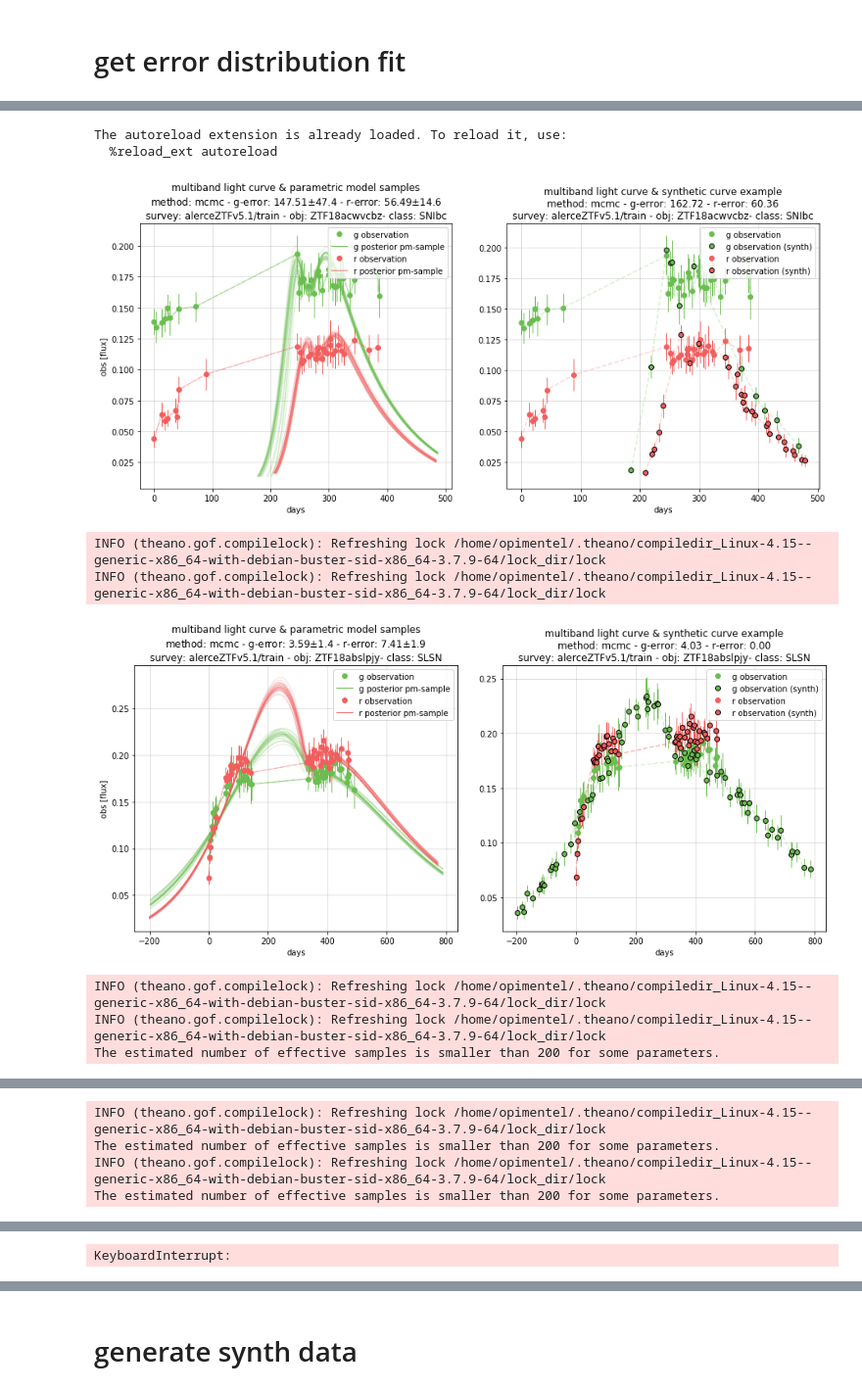
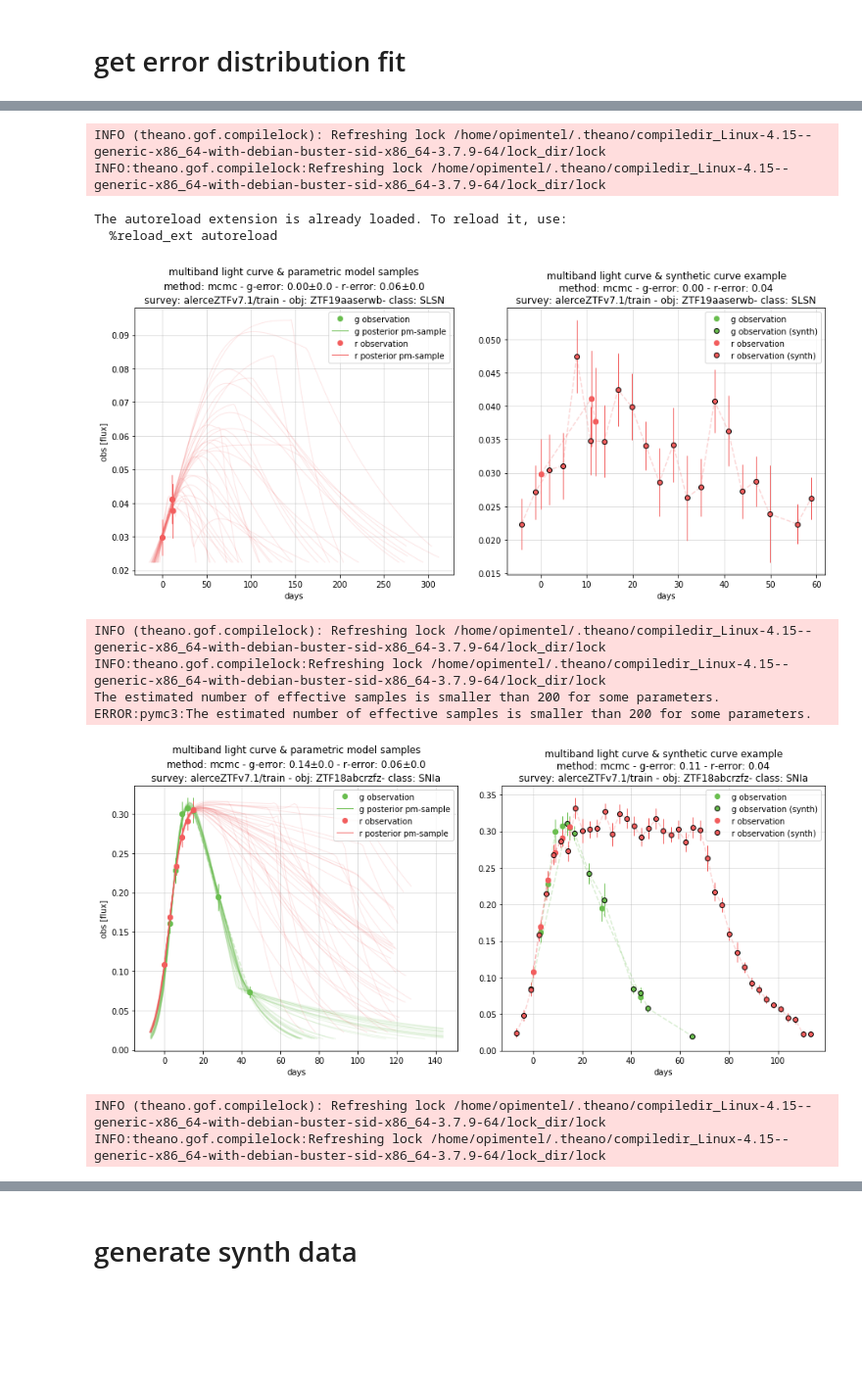
Before and after one commit to oscarpimentel/astro-lightcurves-handler, a Jupyter notebook: experiments/notebooks/create_parametric_model_dataset.ipynb, the cells around one changed output, grey strips where cells are left out. Shown at 98% size. Saved outputs shown, nothing was run; the diff lists cells and outputs as text; code cells hidden in the pictures; blank space fills up the shorter version.

Commit message:
pre-tesis2

```diff
--- a/experiments/notebooks/create_parametric_model_dataset.ipynb
+++ b/experiments/notebooks/create_parametric_model_dataset.ipynb
@@ -28,10 +30,8 @@ def load_lcdataset(filename):
     assert filename.split('.')[-1]==C_.EXT_SPLIT_LIGHTCURVE
     return load_pickle(filename)
 
-filedir = 'save/PLAsTiCCv1/survey-PLAsTiCCv1_bands-gr_mode-onlySN_kfid-0.slcd'
-filedir = 'save/alerceZTFv5.1/survey-alerceZTFv5.1_bands-gr_mode-onlySNe_kfid-0.slcd'
-#filedir = 'save/alerceZTFv5.1/survey-alerceZTFv5.1_bands-gr_mode-onlySNIa_kfid-0.slcd'
-#filedir = 'save/FakeSNe/survey-FakeSNe_bands-gr_classes-3_kfid-0.slcd'
+filedir = '/home/opimentel/tesis/astro-lightcurves-handler/save/alerceZTFv5.1/survey-alerceZTFv5.1_bands-gr_mode-onlySNe_kfid-0.slcd'
+filedir = '/home/opimentel/tesis/astro-lightcurves-handler/save/alerceZTFv7.1/survey-alerceZTFv7.1_bands-gr_mode-onlySNe_kfid-0.slcd'
 
 filedic = get_dict_from_filedir(filedir)
 root_folder = filedic['*rootdir*']
@@ -111,43 +98,51 @@ The autoreload extension is already loaded. To reload it, use:
 %autoreload 2
 from lchandler.synthetic.synthetic_dataset_generators import GEN_CDICT
 from lchandler.plots.lc import plot_synthetic_samples
 
 method = 'curve_fit'
 method = 'mcmc'
 set_name = 'train'
 new_bounds = 1
 save_rootdir = '/home/opimentel/tesis/astro-lightcurves-handler/save'
 save_rootdir = None
 synthetic_samples_per_curve = 32
 
 lcset = lcdataset[set_name]
 ignored_names = [
-    'ZTF18acwvcbz',
-    'ZTF18abslpjy',
-    'ZTF18acvvppd',
+    #'ZTF18acwvcbz',
+    #'ZTF18abslpjy',
+    #'ZTF18acvvppd',
 ]
 risky_names = [
-    'ZTF18aavjcpf',
+    'ZTF19aaserwb',
+    'ZTF18abcrzfz',
+    'ZTF18aayjyub',
+    'ZTF18adaslwa',
+    'ZTF18adbyxua',
+    'ZTF19aahsnmq',
 ]
 for lcobj_name in ignored_names+risky_names:
     #lcobj_name = lc_set.get_random_lcobj_name() # random
     lcobj = lcset[lcobj_name]
     band_names = lcset.band_names
     class_names = lcset.class_names
     sne_generator = GEN_CDICT[method](lcobj, class_names, band_names, obse_sampler_bdict, length_sampler_bdict, new_bounds=new_bounds)
     new_lcobjs, new_lcobjs_pm, fit_errors_bdict = sne_generator.sample_curves(synthetic_samples_per_curve)
     plot_kwargs = {
         'fit_errors_bdict':fit_errors_bdict,
         'save_rootdir':save_rootdir,
     }
     plot_synthetic_samples(lcdataset, set_name, method, lcobj_name, new_lcobjs, new_lcobjs_pm, **plot_kwargs)
 # %% [output]
-The autoreload extension is already loaded. To reload it, use:
-  %reload_ext autoreload
+INFO (theano.gof.compilelock): Refreshing lock /home/opimentel/.theano/compiledir_Linux-4.15--generic-x86_64-with-debian-buster-sid-x86_64-3.7.9-64/lock_dir/lock
+INFO:theano.gof.compilelock:Refreshing lock /home/opimentel/.theano/compiledir_Linux-4.15--generic-x86_64-with-debian-buster-sid-x86_64-3.7.9-64/lock_dir/lock
+The autoreload extension is already loaded. To reload it, use:
+  %reload_ext autoreload
-[figure, old version]
+[figure, new version]
-INFO (theano.gof.compilelock): Refreshing lock /home/opimentel/.theano/compiledir_Linux-4.15--generic-x86_64-with-debian-buster-sid-x86_64-3.7.9-64/lock_dir/lock
-INFO (theano.gof.compilelock): Refreshing lock /home/opimentel/.theano/compiledir_Linux-4.15--generic-x86_64-with-debian-buster-sid-x86_64-3.7.9-64/lock_dir/lock
+INFO (theano.gof.compilelock): Refreshing lock /home/opimentel/.theano/compiledir_Linux-4.15--generic-x86_64-with-debian-buster-sid-x86_64-3.7.9-64/lock_dir/lock
+INFO:theano.gof.compilelock:Refreshing lock /home/opimentel/.theano/compiledir_Linux-4.15--generic-x86_64-with-debian-buster-sid-x86_64-3.7.9-64/lock_dir/lock
+The estimated number of effective samples is smaller than 200 for some parameters.
+ERROR:pymc3:The estimated number of effective samples is smaller than 200 for some parameters.
-[figure, old version]
+[figure, new version]
-INFO (theano.gof.compilelock): Refreshing lock /home/opimentel/.theano/compiledir_Linux-4.15--generic-x86_64-with-debian-buster-sid-x86_64-3.7.9-64/lock_dir/lock
-INFO (theano.gof.compilelock): Refreshing lock /home/opimentel/.theano/compiledir_Linux-4.15--generic-x86_64-with-debian-buster-sid-x86_64-3.7.9-64/lock_dir/lock
-The estimated number of effective samples is smaller than 200 for some parameters.
+INFO (theano.gof.compilelock): Refreshing lock /home/opimentel/.theano/compiledir_Linux-4.15--generic-x86_64-with-debian-buster-sid-x86_64-3.7.9-64/lock_dir/lock
+INFO:theano.gof.compilelock:Refreshing lock /home/opimentel/.theano/compiledir_Linux-4.15--generic-x86_64-with-debian-buster-sid-x86_64-3.7.9-64/lock_dir/lock
@@ -155,4 +149,0 @@ The estimated number of effective samples is smaller than 200 for some parameter
-INFO (theano.gof.compilelock): Refreshing lock /home/opimentel/.theano/compiledir_Linux-4.15--generic-x86_64-with-debian-buster-sid-x86_64-3.7.9-64/lock_dir/lock
-The estimated number of effective samples is smaller than 200 for some parameters.
-INFO (theano.gof.compilelock): Refreshing lock /home/opimentel/.theano/compiledir_Linux-4.15--generic-x86_64-with-debian-buster-sid-x86_64-3.7.9-64/lock_dir/lock
-The estimated number of effective samples is smaller than 200 for some parameters.
@@ -160 +154,0 @@ The estimated number of effective samples is smaller than 200 for some parameter
-KeyboardInterrupt:
```
Also changed, not shown: parts of 8 cells of this notebook, 19 other files.
